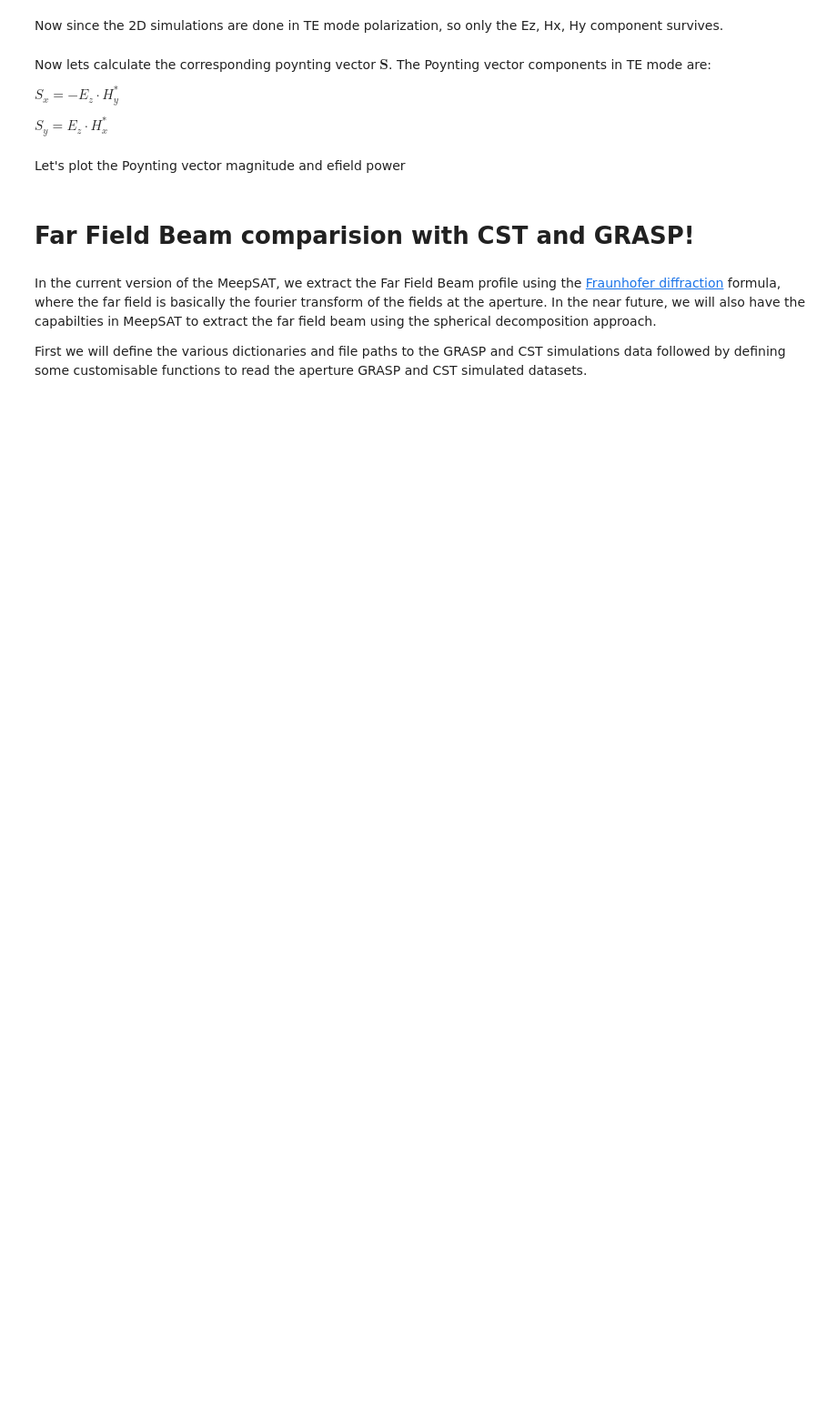
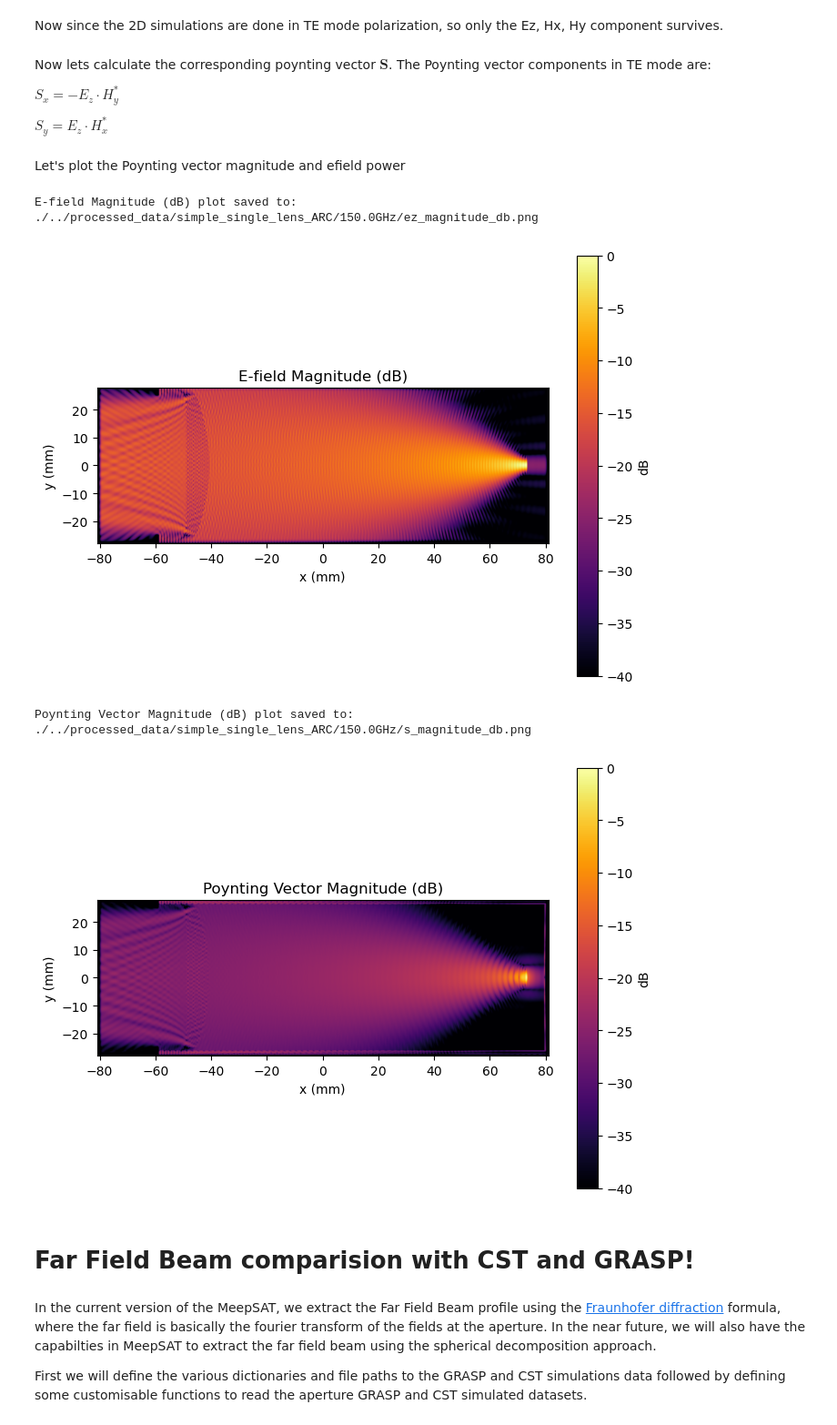
Before and after one commit to aa16oaslak/MeepSAT, a Jupyter notebook: examples/01_simple_single_lens_ARC.ipynb, the cells around one changed output. Shown at 91% size. Cells and saved outputs as stored; diff of their text form; code cells hidden in the pictures; blank space fills up the shorter version.

```diff
--- a/examples/01_simple_single_lens_ARC.ipynb
+++ b/examples/01_simple_single_lens_ARC.ipynb
@@ -35,6 +35,18 @@ import meepsat.helpers as mpsat_helpers
 json_file_path = 'auxilary_data/01_simple_single_lens_ARC/simple_single_lens_ARC.json'
 data = mpsat_helpers.read_json(json_file_path)
 
+# Some universal constants
+c_mm_s = 299792458.0 * 1000.0  # Speed of light in mm/s (m/s -> mm/s)
+# Frequency of the simulation
+freq = 150.0  # Frequency in GHz
+a = 1  # 1 meep unit = 1 mm
+wvl = c_mm_s / (freq * 1e9)  # Wavelength in mm
+freq_meep = 1.0 / (wvl * a)
+print("freq (meep units):", freq_meep)
+
+# Edit the freq in the JSON file
+data["sources"]["source1"]["frequecy"] = freq_meep
+
 # Savepath: For storing the output generated during the simulation
-savepath = 'auxilary_data/01_simple_single_lens_ARC/output_files'
+savepath = f'auxilary_data/01_simple_single_lens_ARC/output_files/{freq}GHz'
 os.makedirs(savepath, exist_ok=True)
@@ -266,37 +377,53 @@ ez_power_db = 10 * np.log10(ez_power / np.max(ez_power) + 1e-20)  # in dB
 # %% [markdown]
 Let's plot the Poynting vector magnitude and efield power
 # %%
-def plot_field(simname, field_db, title, filename, xcoords, ycoords, vmin=-40, vmax=0, savepath= os.path.join('../../processed_data/'),
+def plot_field(simname, field_db, title, filename, xcoords, ycoords, freq,
+               vmin=-40, vmax=0,
+               savepath= os.path.join('./../processed_data/'),
                 show_plots=True):
+    import matplotlib.pyplot as plt
+    plt.style.use('default')
+
     plt.figure(figsize=(8, 6))
     plt.imshow(field_db.T, extent=(xcoords[0], xcoords[-1], ycoords[0], ycoords[-1]),
                origin='lower', cmap='inferno', vmin=vmin, vmax=vmax)
     plt.colorbar(label='dB')
     plt.title(title)
     plt.xlabel('x (mm)')
     plt.ylabel('y (mm)')
 
+    if savepath:
+        # Create directory with simname and frequency subdirectories
+        save_dir = os.path.join(savepath, simname, f'{freq}GHz')
+        os.makedirs(save_dir, exist_ok=True)
+        plt.savefig(os.path.join(save_dir, filename), dpi=300)
+        # Save as a svg file as well for publication
+        plt.savefig(os.path.join(save_dir, filename).replace('.png', '.svg'), dpi=300)
+        print(f"{title} plot saved to: {os.path.join(save_dir, filename)}")
     if show_plots:
         plt.show()
-
-    if savepath and not os.path.exists(os.path.join(savepath, simname)):
-        os.makedirs(os.path.join(savepath, simname))
-    plt.savefig(os.path.join(savepath, simname, filename), dpi=300)
 
 # E-field plot
 plot_field(simname = 'simple_single_lens_ARC',
             field_db=ez_power_db,
             title='E-field Magnitude (dB)',
             filename='ez_magnitude_db.png',
             xcoords=xyzw_data['x_coords'],
-            ycoords=xyzw_data['y_coords'])
+            ycoords=xyzw_data['y_coords'],
+            freq=freq)
 # S-vector plot
 plot_field(simname = 'simple_single_lens_ARC',
             field_db= s_total_db,
             title='Poynting Vector Magnitude (dB)',
             filename='s_magnitude_db.png',
             xcoords=xyzw_data['x_coords'],
-            ycoords=xyzw_data['y_coords'])
+            ycoords=xyzw_data['y_coords'],
+            freq=freq)
+# %% [output]
+E-field Magnitude (dB) plot saved to: ./../processed_data/simple_single_lens_ARC/150.0GHz/ez_magnitude_db.png
+[figure, added]
+Poynting Vector Magnitude (dB) plot saved to: ./../processed_data/simple_single_lens_ARC/150.0GHz/s_magnitude_db.png
+[figure, added]
 # %% [markdown]
 # Far Field Beam comparision with CST and GRASP!
 # %% [markdown]
```
Also changed, not shown: parts of 12 cells of this notebook, 12 other files.
